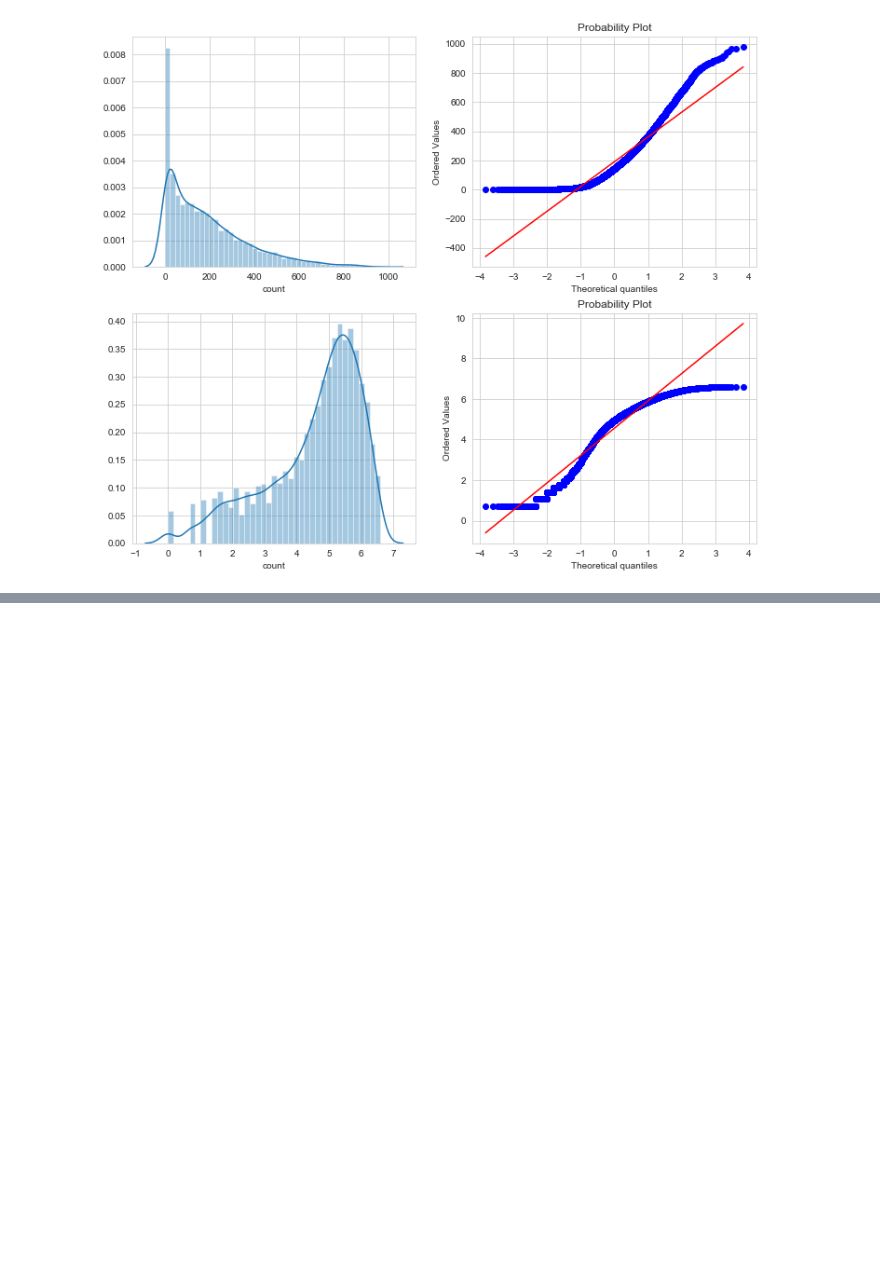
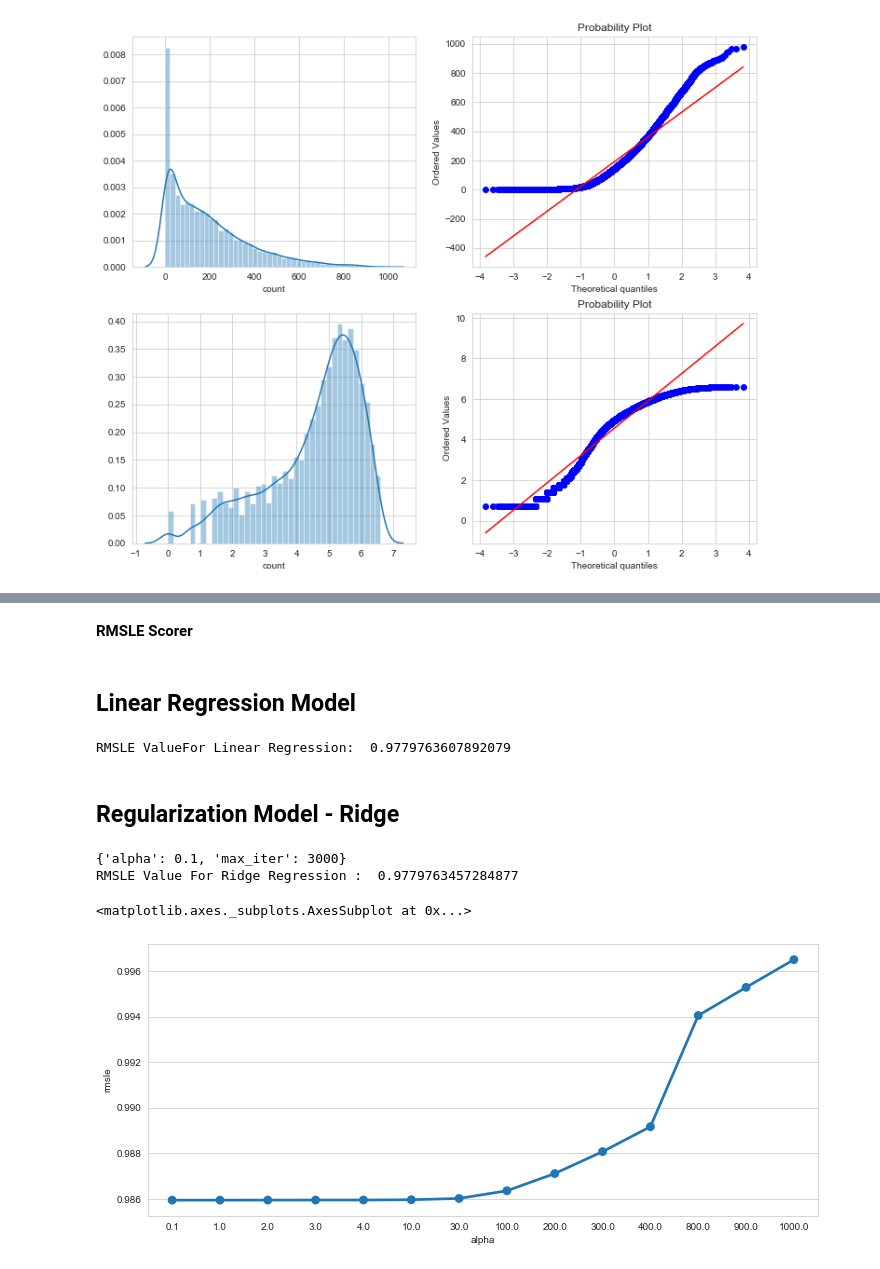
Before and after one commit to hogoood/kagglestruggle, a Jupyter notebook: Bike Sharing Demand (EDA & Ensemble Model).ipynb, the cells around one changed output, grey strips where cells are left out. Cells and saved outputs as stored; diff of their text form; code cells hidden in the pictures; blank space fills up the shorter version.

```diff
--- a/Bike Sharing Demand (EDA & Ensemble Model).ipynb
+++ b/Bike Sharing Demand (EDA & Ensemble Model).ipynb
@@ -261,0 +405,3 @@ stats.probplot(np.log1p(dailyDataWithoutOutliers["count"]), dist = "norm", fit =
+# %%
+for var in categoricalFeatureNames:
+    data[var] = data[var].astype("category")
@@ -261,0 +410,7 @@ stats.probplot(np.log1p(dailyDataWithoutOutliers["count"]), dist = "norm", fit =
+# %%
+dataTrain = data[pd.notnull(data["count"])].sort_values(by = ["datetime"])
+dataTest = data[~pd.notnull(data["count"])].sort_values(by = ["datetime"])
+datetimecol = dataTest["datetime"]
+yLabels = dataTrain["count"]
+yLabelsRegistered = dataTrain["registered"]
+yLabelsCasual = dataTrain["casual"]
@@ -261,0 +419,63 @@ stats.probplot(np.log1p(dailyDataWithoutOutliers["count"]), dist = "norm", fit =
+# %%
+dataTrain = dataTrain.drop(dropFeatures, axis = 1)
+dataTest = dataTest.drop(dropFeatures, axis = 1)
+# %% [markdown]
+**RMSLE Scorer**
+# %%
+def rmsle(y, y_, convertExp = True):
+    if convertExp:
+        y = np.exp(y),
+        y_ = np.exp(y_)
+    log1 = np.nan_to_num(np.array([np.log(v + 1) for v in y]))
+    log2 = np.nan_to_num(np.array([np.log(v + 1) for v in y_]))
+    calc = (log1 - log2) ** 2
+    return np.sqrt(np.mean(calc))
+# %% [markdown]
+## Linear Regression Model
+# %%
+from sklearn.linear_model import LinearRegression, Ridge, Lasso
+from sklearn.model_selection import GridSearchCV
+from sklearn import metrics
+import warnings
+pd.options.mode.chained_assignment = None
+warnings.filterwarnings("ignore", category = DeprecationWarning)
+
+# Initialize logistic regression model
+lModel = LinearRegression()
+
+# Train the Model
+yLabelsLog = np.log1p(yLabels)
+lModel.fit(X = dataTrain, y = yLabelsLog)
+
+# Make predictions
+preds = lModel.predict(X = dataTrain)
+print ("RMSLE ValueFor Linear Regression: ", rmsle(np.exp(yLabelsLog), np.exp(preds), False))
+# %% [output]
+RMSLE ValueFor Linear Regression:  0.9779763607892079
+# %% [markdown]
+## Regularization Model - Ridge
+# %%
+ridge_m_ = Ridge()
+ridge_params_ = { 'max_iter' : [3000], 'alpha' : [0.1, 1, 2, 3, 4, 10, 30, 100, 200, 300, 400, 800, 900, 1000]}
+rmsle_scorer = metrics.make_scorer(rmsle, greater_is_better = False)
+grid_ridge_m = GridSearchCV(ridge_m_,
+                           ridge_params_,
+                           scoring = rmsle_scorer,
+                           cv = 5)
+yLabelsLog = np.log1p(yLabels)
+grid_ridge_m.fit(dataTrain, yLabelsLog)
+preds = grid_ridge_m.predict(X = dataTrain)
+print (grid_ridge_m.best_params_)
+print("RMSLE Value For Ridge Regression : ", rmsle(np.exp(yLabelsLog), np.exp(preds), False))
+
+fig,ax = plt.subplots()
+fig.set_size_inches(12, 5)
+df = pd.DataFrame(grid_ridge_m.cv_results_)
+df["alpha"] = df["params"].apply(lambda x:x["alpha"])
+df["rmsle"] = df["mean_test_score"].apply(lambda x:-x)
+sn.pointplot(data = df, x = "alpha", y = "rmsle", ax = ax)
+# %% [output]
+{'alpha': 0.1, 'max_iter': 3000}
+RMSLE Value For Ridge Regression :  0.9779763457284877
+<matplotlib.axes._subplots.AxesSubplot at 0x...>
+[figure, added]
```
Also changed, not shown: parts of 34 cells of this notebook.
